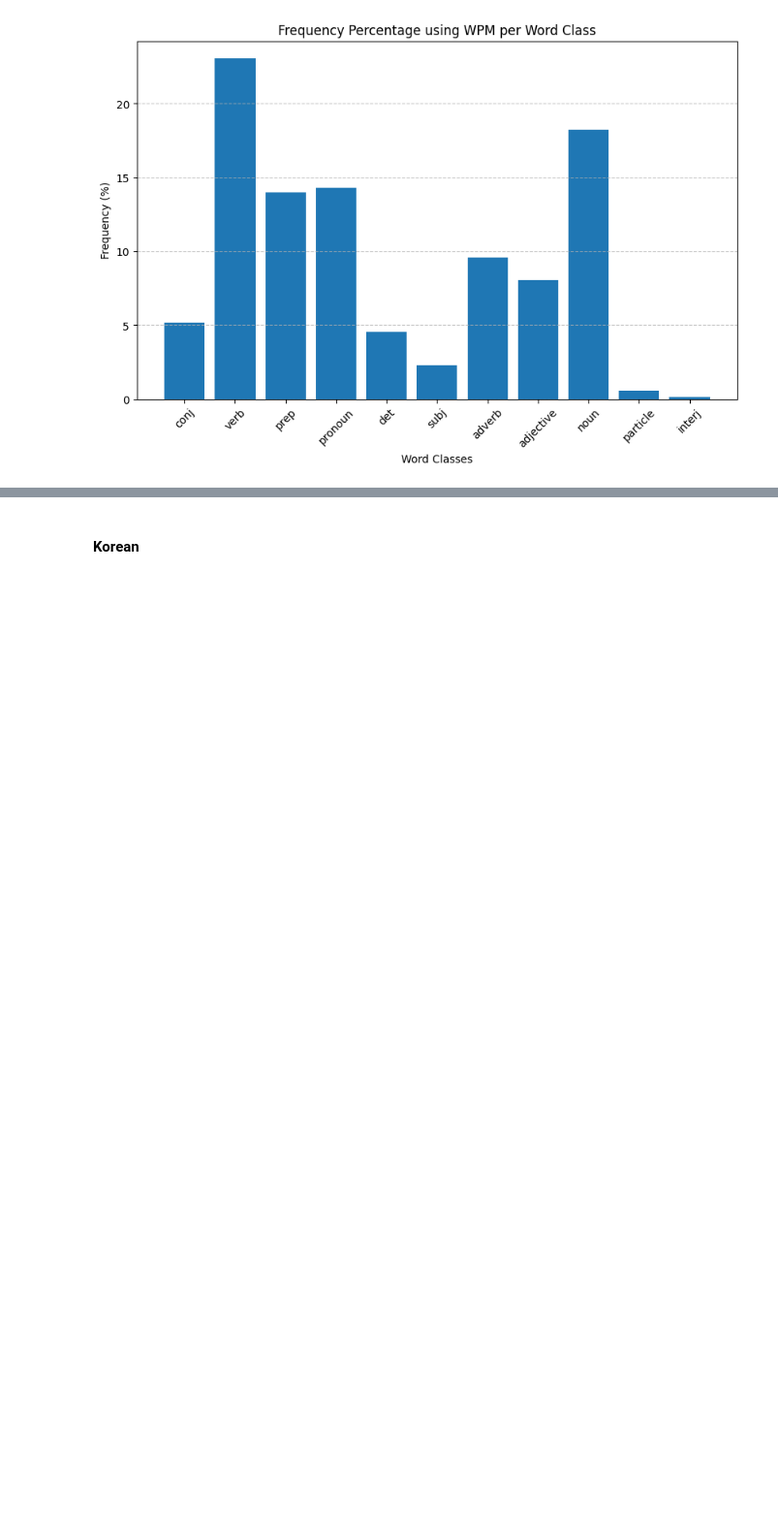
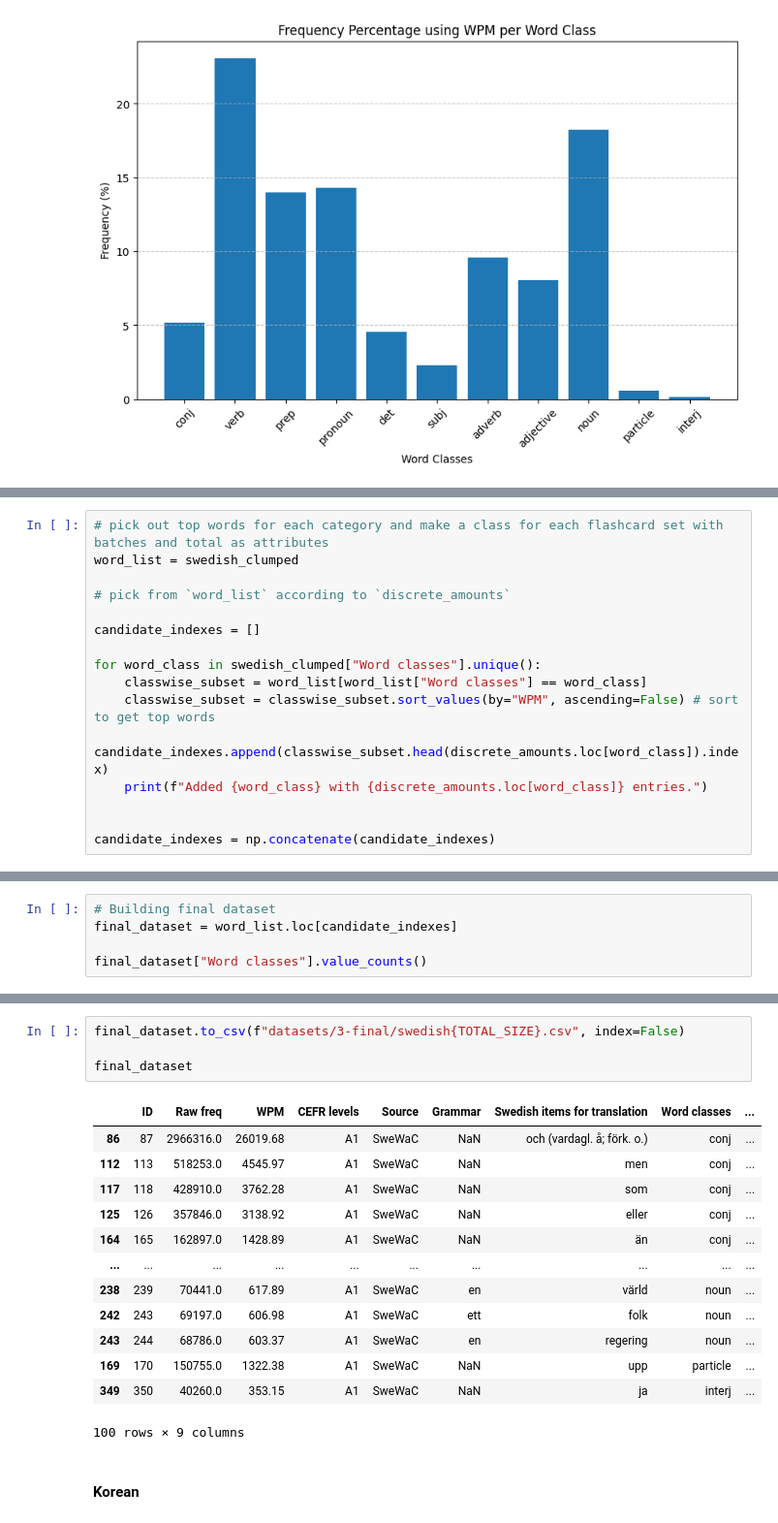
Before and after one commit to mitzeus/NILAS, a Jupyter notebook: main.ipynb, the cells around one changed output, grey strips where cells are left out. Shown at 97% size. Cells and saved outputs as stored; diff of their text form; blank space fills up the shorter version.

```diff
--- a/main.ipynb
+++ b/main.ipynb
@@ -195,0 +243,16 @@ dtype: float64
+# %%
+# pick out top words for each category and make a class for each flashcard set with batches and total as attributes
+word_list = swedish_clumped
+
+# pick from `word_list` according to `discrete_amounts`
+
+candidate_indexes = []
+
+for word_class in swedish_clumped["Word classes"].unique():
+    classwise_subset = word_list[word_list["Word classes"] == word_class]
+    classwise_subset = classwise_subset.sort_values(by="WPM", ascending=False) # sort to get top words
+    candidate_indexes.append(classwise_subset.head(discrete_amounts.loc[word_class]).index)
+    print(f"Added {word_class} with {discrete_amounts.loc[word_class]} entries.")
+
+
+candidate_indexes = np.concatenate(candidate_indexes)
@@ -195,0 +271,5 @@ dtype: float64
+# %%
+# Building final dataset
+final_dataset = word_list.loc[candidate_indexes]
+
+final_dataset["Word classes"].value_counts()
@@ -196,3 +290,21 @@ dtype: float64
+# %%
+final_dataset.to_csv(f"datasets/3-final/swedish{TOTAL_SIZE}.csv", index=False)
+
+final_dataset
+# %% [output]
+|  | ID | Raw freq | WPM | CEFR levels | Source | Grammar | Swedish items for translation | Word classes | ... |
+| 86 | 87 | 2966316.0 | 26019.68 | A1 | SweWaC | NaN | och (vardagl. å; förk. o.) | conj | ... |
+| 112 | 113 | 518253.0 | 4545.97 | A1 | SweWaC | NaN | men | conj | ... |
+| 117 | 118 | 428910.0 | 3762.28 | A1 | SweWaC | NaN | som | conj | ... |
+| 125 | 126 | 357846.0 | 3138.92 | A1 | SweWaC | NaN | eller | conj | ... |
+| 164 | 165 | 162897.0 | 1428.89 | A1 | SweWaC | NaN | än | conj | ... |
+| ... | ... | ... | ... | ... | ... | ... | ... | ... | ... |
+| 238 | 239 | 70441.0 | 617.89 | A1 | SweWaC | en | värld | noun | ... |
+| 242 | 243 | 69197.0 | 606.98 | A1 | SweWaC | ett | folk | noun | ... |
+| 243 | 244 | 68786.0 | 603.37 | A1 | SweWaC | en | regering | noun | ... |
+| 169 | 170 | 150755.0 | 1322.38 | A1 | SweWaC | NaN | upp | particle | ... |
+| 349 | 350 | 40260.0 | 353.15 | A1 | SweWaC | NaN | ja | interj | ... |
+100 rows × 9 columns
 # %% [markdown]
 #### Korean
 # %%
```
Also changed, not shown: parts of 10 cells of this notebook, 8 other files.
